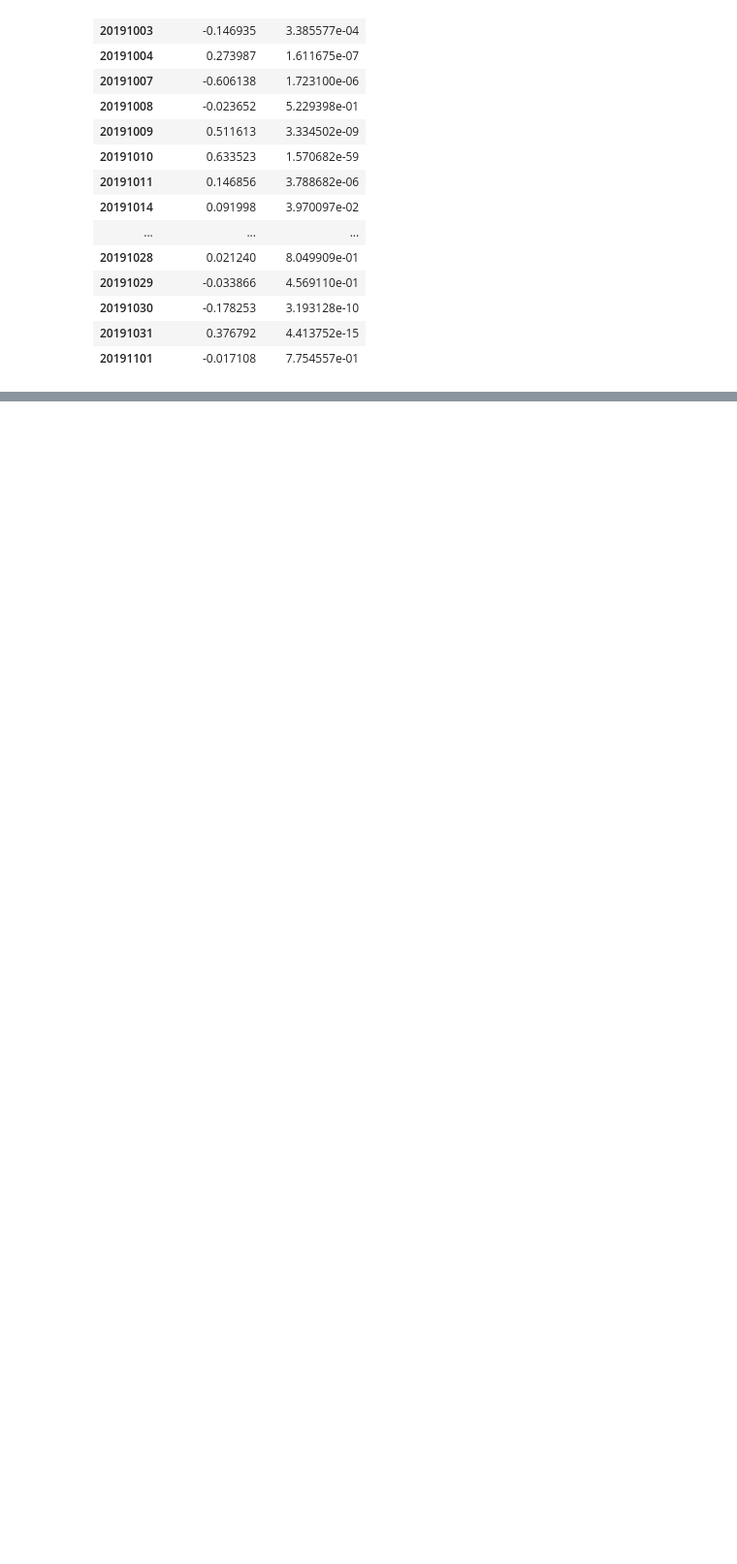
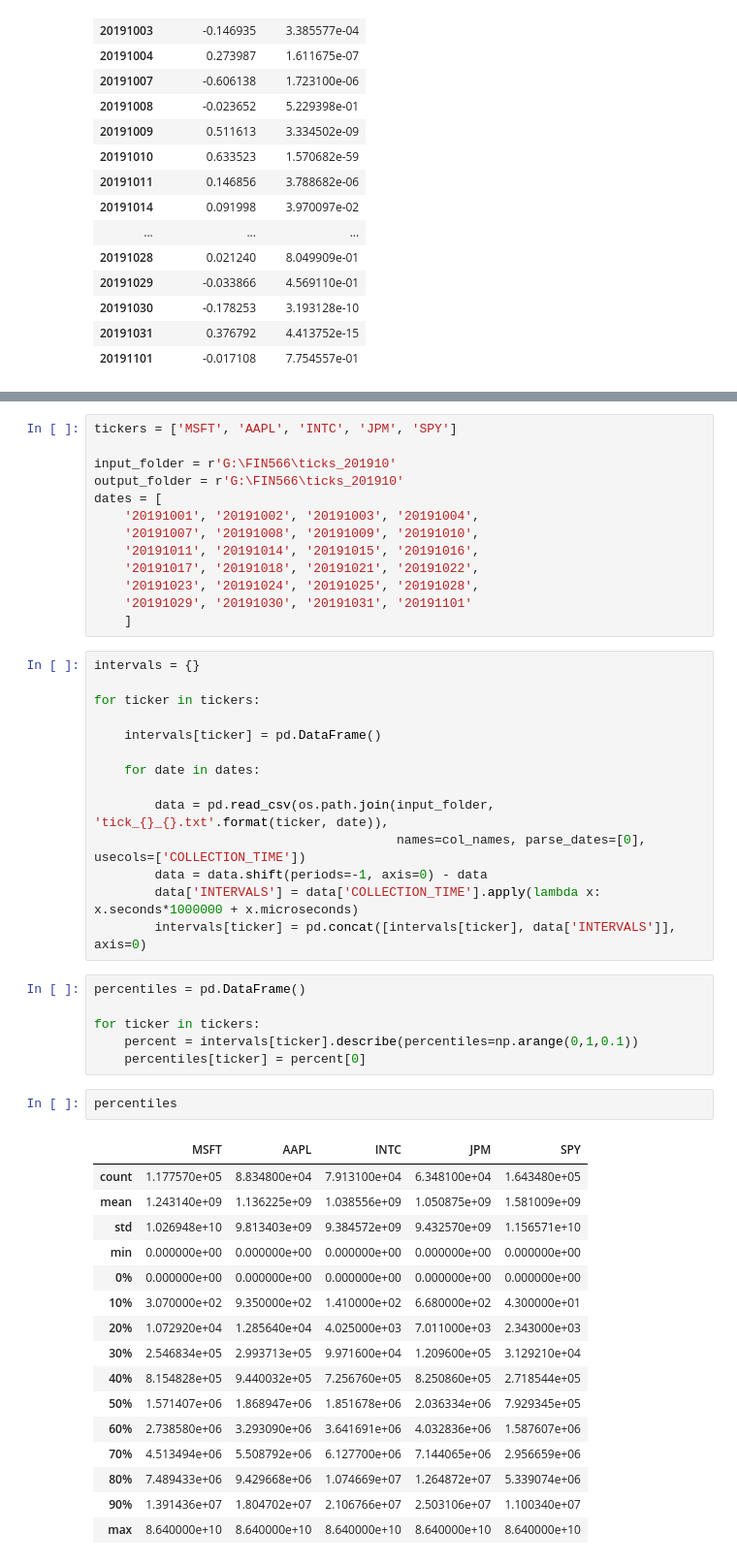
Before and after one commit to kushal-goenka/fin566_market_mircrostructures_trading_strategy, a Jupyter notebook: trading_signals/SPY Correlations.ipynb, the cells around one changed output, grey strips where cells are left out. Shown: that part at 97% size. Saved outputs shown, nothing was run; the diff lists cells and outputs as text; blank space fills up the shorter version.

Commit message:
add trade interval analysis and shorter time window

```diff
--- a/trading_signals/SPY Correlations.ipynb
+++ b/trading_signals/SPY Correlations.ipynb
@@ -452,0 +617,52 @@ pd.concat([params[col], pvalues[col]], axis=1)
+# %%
+tickers = ['MSFT', 'AAPL', 'INTC', 'JPM', 'SPY']
+
+input_folder = r'G:\FIN566\ticks_201910'
+output_folder = r'G:\FIN566\ticks_201910'
+dates = [
+    '20191001', '20191002', '20191003', '20191004',
+    '20191007', '20191008', '20191009', '20191010',
+    '20191011', '20191014', '20191015', '20191016',
+    '20191017', '20191018', '20191021', '20191022',
+    '20191023', '20191024', '20191025', '20191028',
+    '20191029', '20191030', '20191031', '20191101'
+    ]
+# %%
+intervals = {}
+
+for ticker in tickers:
+
+    intervals[ticker] = pd.DataFrame()
+
+    for date in dates:
+
+        data = pd.read_csv(os.path.join(input_folder, 'tick_{}_{}.txt'.format(ticker, date)),
+                                        names=col_names, parse_dates=[0], usecols=['COLLECTION_TIME'])
+        data = data.shift(periods=-1, axis=0) - data
+        data['INTERVALS'] = data['COLLECTION_TIME'].apply(lambda x: x.seconds*1000000 + x.microseconds)
+        intervals[ticker] = pd.concat([intervals[ticker], data['INTERVALS']], axis=0)
+# %%
+percentiles = pd.DataFrame()
+
+for ticker in tickers:
+    percent = intervals[ticker].describe(percentiles=np.arange(0,1,0.1))
+    percentiles[ticker] = percent[0]
+# %%
+percentiles
+# %% [output]
+|  | MSFT | AAPL | INTC | JPM | SPY |
+| count | 1.177570e+05 | 8.834800e+04 | 7.913100e+04 | 6.348100e+04 | 1.643480e+05 |
+| mean | 1.243140e+09 | 1.136225e+09 | 1.038556e+09 | 1.050875e+09 | 1.581009e+09 |
+| std | 1.026948e+10 | 9.813403e+09 | 9.384572e+09 | 9.432570e+09 | 1.156571e+10 |
+| min | 0.000000e+00 | 0.000000e+00 | 0.000000e+00 | 0.000000e+00 | 0.000000e+00 |
+| 0% | 0.000000e+00 | 0.000000e+00 | 0.000000e+00 | 0.000000e+00 | 0.000000e+00 |
+| 10% | 3.070000e+02 | 9.350000e+02 | 1.410000e+02 | 6.680000e+02 | 4.300000e+01 |
+| 20% | 1.072920e+04 | 1.285640e+04 | 4.025000e+03 | 7.011000e+03 | 2.343000e+03 |
+| 30% | 2.546834e+05 | 2.993713e+05 | 9.971600e+04 | 1.209600e+05 | 3.129210e+04 |
+| 40% | 8.154828e+05 | 9.440032e+05 | 7.256760e+05 | 8.250860e+05 | 2.718544e+05 |
+| 50% | 1.571407e+06 | 1.868947e+06 | 1.851678e+06 | 2.036334e+06 | 7.929345e+05 |
+| 60% | 2.738580e+06 | 3.293090e+06 | 3.641691e+06 | 4.032836e+06 | 1.587607e+06 |
+| 70% | 4.513494e+06 | 5.508792e+06 | 6.127700e+06 | 7.144065e+06 | 2.956659e+06 |
+| 80% | 7.489433e+06 | 9.429668e+06 | 1.074669e+07 | 1.264872e+07 | 5.339074e+06 |
+| 90% | 1.391436e+07 | 1.804702e+07 | 2.106766e+07 | 2.503106e+07 | 1.100340e+07 |
+| max | 8.640000e+10 | 8.640000e+10 | 8.640000e+10 | 8.640000e+10 | 8.640000e+10 |
```
Also changed, not shown: parts of 12 cells of this notebook.
